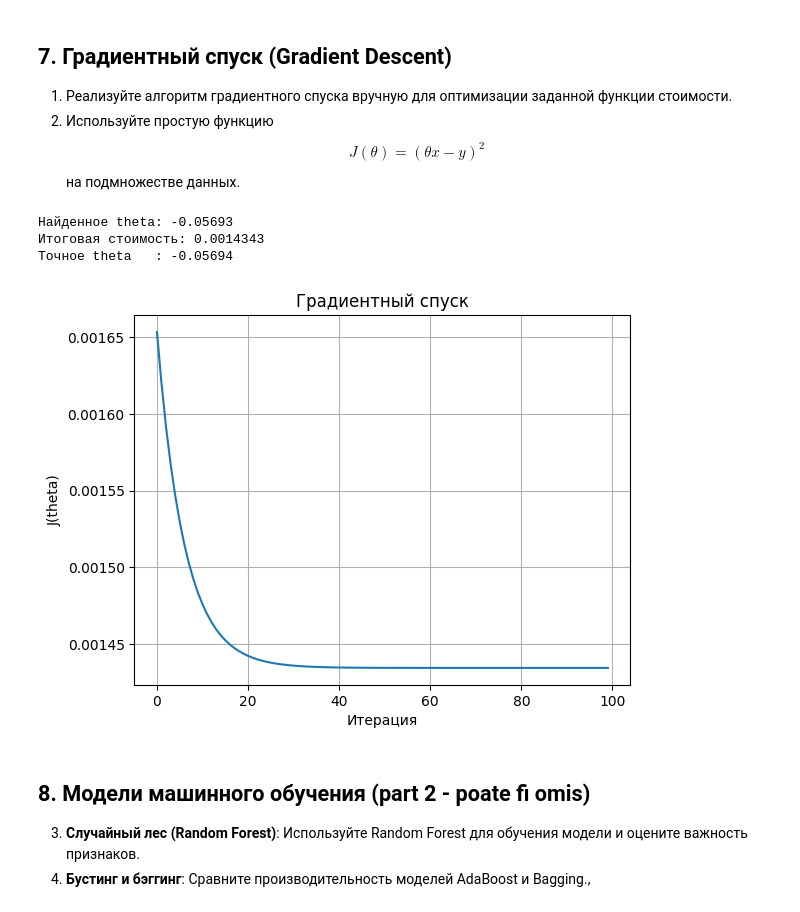
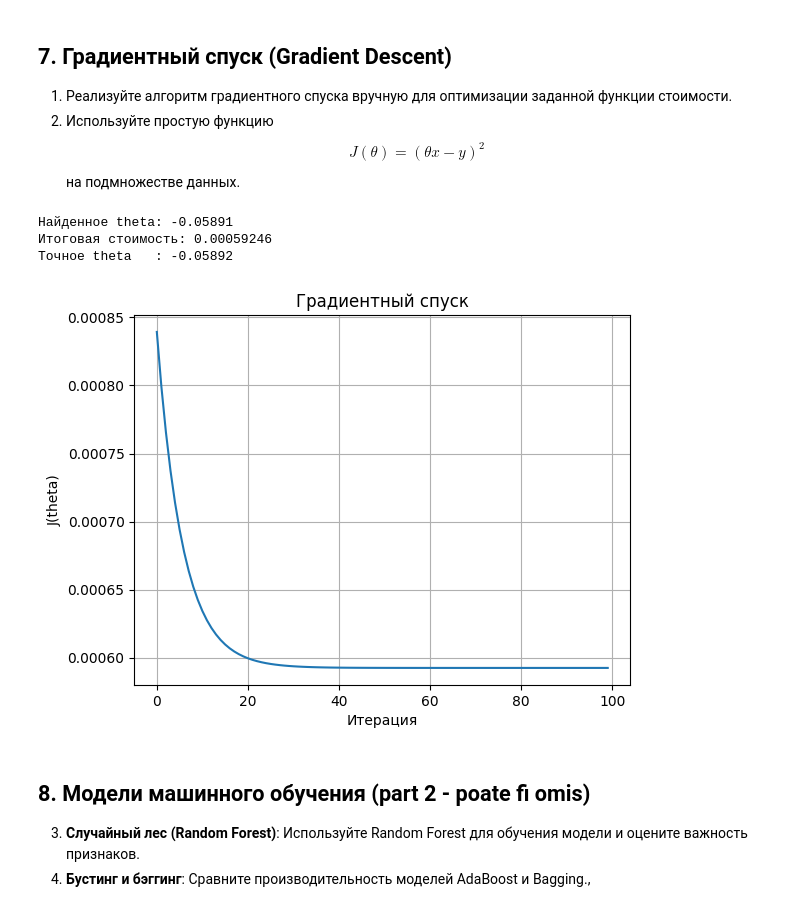
Before and after one commit to secretkota/MachineLearning_Laborator, a Jupyter notebook: evaluare_01/Ru_Stanislav_Covaliuc_Eval_1_ML.ipynb, the cells around one changed output. Cells and saved outputs as stored; diff of their text form; code cells hidden in the pictures.

```diff
--- a/evaluare_01/Ru_Evaluare_01_Invatarea_Supervizata.ipynb
+++ b/evaluare_01/Ru_Stanislav_Covaliuc_Eval_1_ML.ipynb
@@ -255,46 +302,42 @@ plt.show()
 1. Реализуйте алгоритм градиентного спуска вручную для оптимизации заданной функции стоимости.
 2. Используйте простую функцию $$J(\theta) = (\theta x - y)^2$$ на подмножестве данных.
 # %%
-# берём небольшое подмножество данных (100 строк)
-sub = df.sample(10299, random_state=42)
+sub = df.sample(100, random_state=42)
 x_g = sub["tBodyAcc-mean()-X"].values
 y_g = sub["tBodyAcc-mean()-Y"].values
 
-# J(theta) = среднее (theta*x - y)^2
 def cost(theta):
     return np.mean((theta * x_g - y_g) ** 2)
 
-# производная: dJ/dtheta = 2 * среднее( x * (theta*x - y) )
 def gradient(theta):
     return 2 * np.mean(x_g * (theta * x_g - y_g))
 
 theta = 0.0
 lr = 0.5
 epochs = 100
 history = []
 
 for i in range(epochs):
     theta = theta - lr * gradient(theta)
     history.append(cost(theta))
 
 print("Найденное theta:", round(theta, 5))
 print("Итоговая стоимость:", round(history[-1], 8))
 
-# проверка точным решением
 theta_exact = np.sum(x_g * y_g) / np.sum(x_g ** 2)
 print("Точное theta   :", round(theta_exact, 5))
 
 plt.plot(history)
 plt.xlabel("Итерация")
 plt.ylabel("J(theta)")
 plt.title("Градиентный спуск")
 plt.grid(True)
 plt.show()
 # %% [output]
-Найденное theta: -0.05693
-Итоговая стоимость: 0.0014343
-Точное theta   : -0.05694
+Найденное theta: -0.05891
+Итоговая стоимость: 0.00059246
+Точное theta   : -0.05892
-[figure, old version]
+[figure, new version]
 # %% [markdown]
 ## 8. Модели машинного обучения (part 2 - poate fi omis)
 3. **Случайный лес (Random Forest)**: Используйте Random Forest для обучения модели и оцените важность признаков.
```
Also changed, not shown: parts of 9 cells of this notebook, 30 other files.
